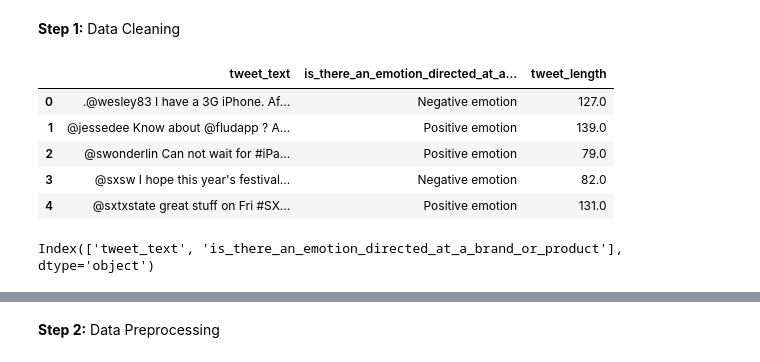
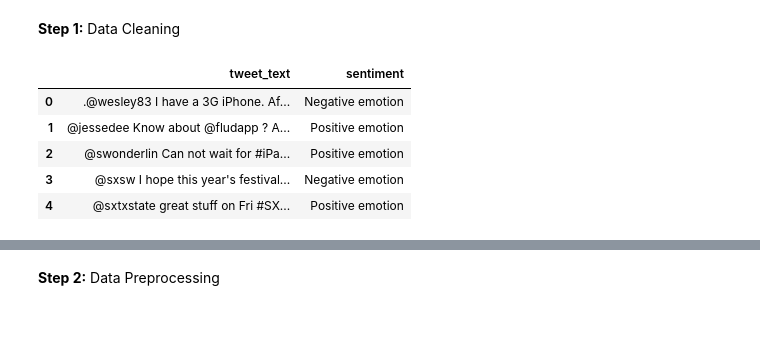
Before and after one commit to engige/NLP_Twitter_Sentiment_Analysis, a Jupyter notebook: notebooks/joseph.ipynb, the cells around one changed output, grey strips where cells are left out. Cells and saved outputs as stored; diff of their text form; code cells hidden in the pictures; blank space fills up the shorter version.

Commit message:
Updated data cleaning code and comments under data preparation

```diff
--- a/notebooks/joseph.ipynb
+++ b/notebooks/joseph.ipynb
@@ -187,26 +187,25 @@ The word clouds reveal that event-related terms like **"SXSW"**, **"mention"**,
 # %%
 # Drop rows with missing 'tweet_text' and the unnecessary 'emotion_in_tweet_is_directed_at' column
 cleaned_tweet_data = tweet_data.dropna(subset=['tweet_text']).drop(columns=['emotion_in_tweet_is_directed_at'])
 
-# Remove the 'tweet_length' column
-cleaned_tweet_data = cleaned_tweet_data.drop(columns=['tweet_length'], errors='ignore')
+# Rename the 'is_there_an_emotion_directed_at_a_brand_or_product' column to 'sentiment'
+cleaned_tweet_data = cleaned_tweet_data.rename(columns={'is_there_an_emotion_directed_at_a_brand_or_product': 'sentiment'})
+
+# Remove rows where 'sentiment' column has "I can't tell"
+cleaned_tweet_data = cleaned_tweet_data[cleaned_tweet_data['sentiment'] != "I can't tell"]
+
+# Rename 'No emotion toward brand or product' to 'Neutral emotion'
+cleaned_tweet_data['sentiment'] = cleaned_tweet_data['sentiment'].replace("No emotion toward brand or product", "Neutral emotion")
 
 # Display the first few rows of the cleaned dataset
 cleaned_tweet_data.head()
 # %% [output]
-|  | tweet_text | is_there_an_emotion_directed_at_a... | tweet_length |
-| 0 | .@wesley83 I have a 3G iPhone. Af... | Negative emotion | 127.0 |
-| 1 | @jessedee Know about @fludapp ? A... | Positive emotion | 139.0 |
-| 2 | @swonderlin Can not wait for #iPa... | Positive emotion | 79.0 |
-| 3 | @sxsw I hope this year's festival... | Negative emotion | 82.0 |
-| 4 | @sxtxstate great stuff on Fri #SX... | Positive emotion | 131.0 |
+|  | tweet_text | sentiment |
+| 0 | .@wesley83 I have a 3G iPhone. Af... | Negative emotion |
+| 1 | @jessedee Know about @fludapp ? A... | Positive emotion |
+| 2 | @swonderlin Can not wait for #iPa... | Positive emotion |
+| 3 | @sxsw I hope this year's festival... | Negative emotion |
+| 4 | @sxtxstate great stuff on Fri #SX... | Positive emotion |
-# %%
-
-
-# Check columns of cleaned_tweet_data
-cleaned_tweet_data.columns
-# %% [output]
-Index(['tweet_text', 'is_there_an_emotion_directed_at_a_brand_or_product'], dtype='object')
 # %%
 # Cross-checking that there are no missing values
 missing_values = cleaned_tweet_data.isnull().sum()
```
Also changed, not shown: parts of 3 cells of this notebook.
